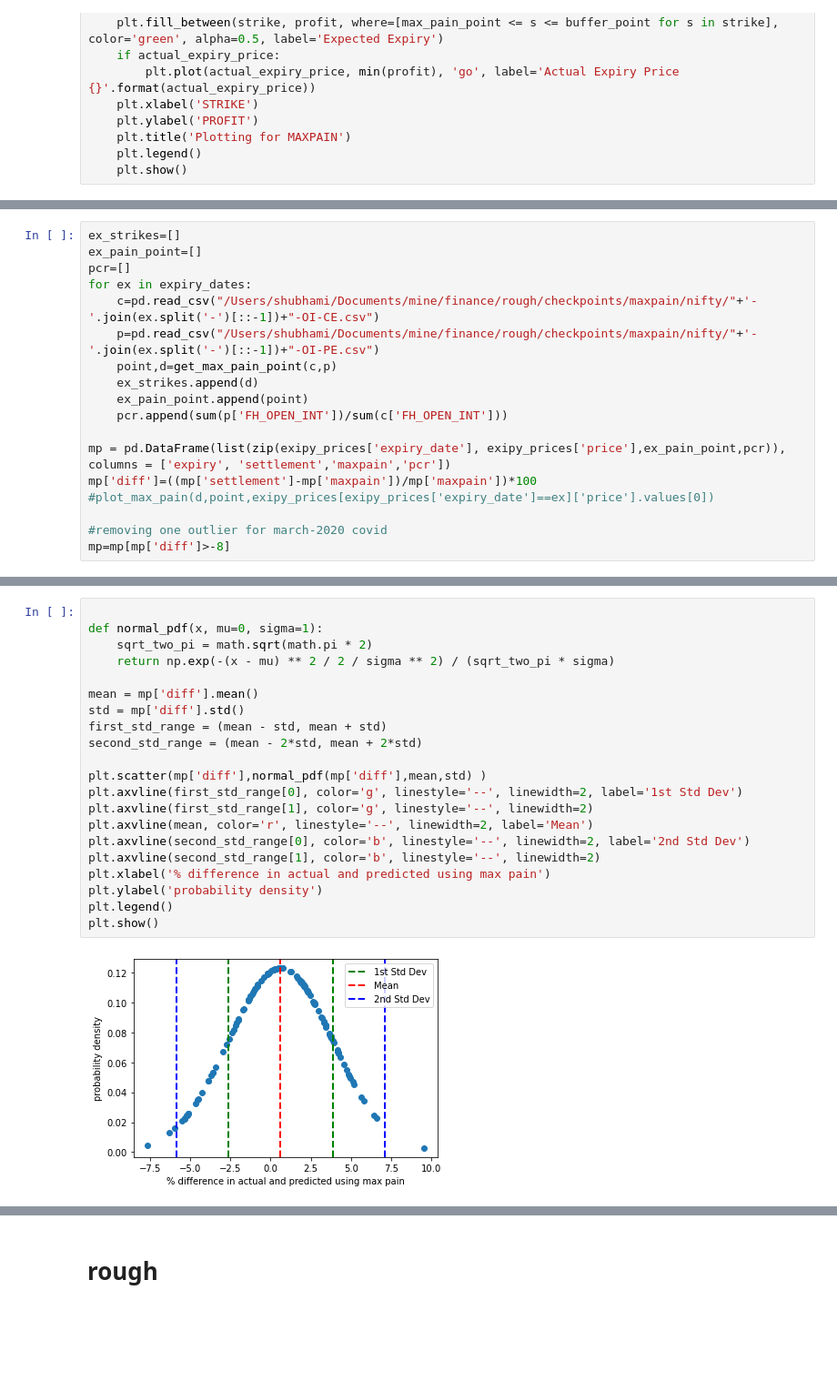
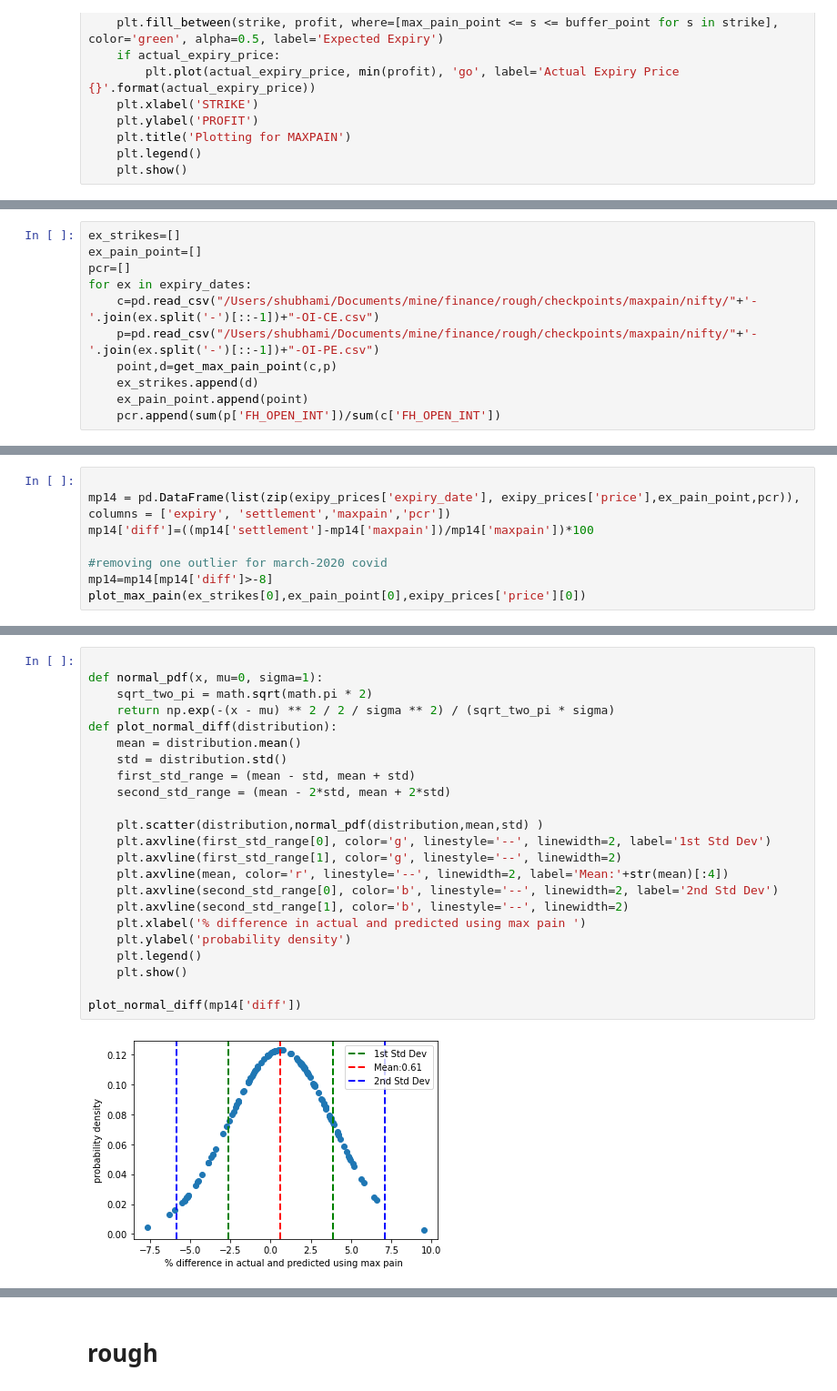
Before and after one commit to sgmishra/finance, a Jupyter notebook: rough/maxpain_backtesting.ipynb, the cells around one changed output, grey strips where cells are left out. Shown at 91% size. Drawn from its saved outputs; the diff is of its cells as text; blank space fills up the shorter version.

Commit message:
max pain backtesting done

```diff
--- a/rough/maxpain_backtesting.ipynb
+++ b/rough/maxpain_backtesting.ipynb
@@ -112,11 +114,4 @@ for ex in expiry_dates:
     point,d=get_max_pain_point(c,p)
     ex_strikes.append(d)
     ex_pain_point.append(point)
-    pcr.append(sum(p['FH_OPEN_INT'])/sum(c['FH_OPEN_INT']))
-
-mp = pd.DataFrame(list(zip(exipy_prices['expiry_date'], exipy_prices['price'],ex_pain_point,pcr)), columns = ['expiry', 'settlement','maxpain','pcr'])
-mp['diff']=((mp['settlement']-mp['maxpain'])/mp['maxpain'])*100
-#plot_max_pain(d,point,exipy_prices[exipy_prices['expiry_date']==ex]['price'].values[0])
-
-#removing one outlier for march-2020 covid
-mp=mp[mp['diff']>-8]
+    pcr.append(sum(p['FH_OPEN_INT'])/sum(c['FH_OPEN_INT'])
@@ -126,0 +120,8 @@ plot_max_pain(ex_strikes[0],ex_pain_point[0],exipy_prices['price'][0])
+# %%
+
+mp14 = pd.DataFrame(list(zip(exipy_prices['expiry_date'], exipy_prices['price'],ex_pain_point,pcr)), columns = ['expiry', 'settlement','maxpain','pcr'])
+mp14['diff']=((mp14['settlement']-mp14['maxpain'])/mp14['maxpain'])*100
+
+#removing one outlier for march-2020 covid
+mp14=mp14[mp14['diff']>-8]
+plot_max_pain(ex_strikes[0],ex_pain_point[0],exipy_prices['price'][0])
@@ -127,23 +130,25 @@ plot_max_pain(ex_strikes[0],ex_pain_point[0],exipy_prices['price'][0])
 # %%
 
 def normal_pdf(x, mu=0, sigma=1):
     sqrt_two_pi = math.sqrt(math.pi * 2)
     return np.exp(-(x - mu) ** 2 / 2 / sigma ** 2) / (sqrt_two_pi * sigma)
+def plot_normal_diff(distribution):
+    mean = distribution.mean()
+    std = distribution.std()
+    first_std_range = (mean - std, mean + std)
+    second_std_range = (mean - 2*std, mean + 2*std)
 
-mean = mp['diff'].mean()
-std = mp['diff'].std()
-first_std_range = (mean - std, mean + std)
-second_std_range = (mean - 2*std, mean + 2*std)
+    plt.scatter(distribution,normal_pdf(distribution,mean,std) )
+    plt.axvline(first_std_range[0], color='g', linestyle='--', linewidth=2, label='1st Std Dev')
+    plt.axvline(first_std_range[1], color='g', linestyle='--', linewidth=2)
+    plt.axvline(mean, color='r', linestyle='--', linewidth=2, label='Mean:'+str(mean)[:4])
+    plt.axvline(second_std_range[0], color='b', linestyle='--', linewidth=2, label='2nd Std Dev')
+    plt.axvline(second_std_range[1], color='b', linestyle='--', linewidth=2)
+    plt.xlabel('% difference in actual and predicted using max pain ')
+    plt.ylabel('probability density')
+    plt.legend()
+    plt.show()
 
-plt.scatter(mp['diff'],normal_pdf(mp['diff'],mean,std) )
-plt.axvline(first_std_range[0], color='g', linestyle='--', linewidth=2, label='1st Std Dev')
-plt.axvline(first_std_range[1], color='g', linestyle='--', linewidth=2)
-plt.axvline(mean, color='r', linestyle='--', linewidth=2, label='Mean')
-plt.axvline(second_std_range[0], color='b', linestyle='--', linewidth=2, label='2nd Std Dev')
-plt.axvline(second_std_range[1], color='b', linestyle='--', linewidth=2)
-plt.xlabel('% difference in actual and predicted using max pain')
-plt.ylabel('probability density')
-plt.legend()
-plt.show()
+plot_normal_diff(mp14['diff'])
 # %% [output]
-[figure, old version]
+[figure, new version]
```
Also changed, not shown: parts of 22 cells of this notebook, 1 other file.
